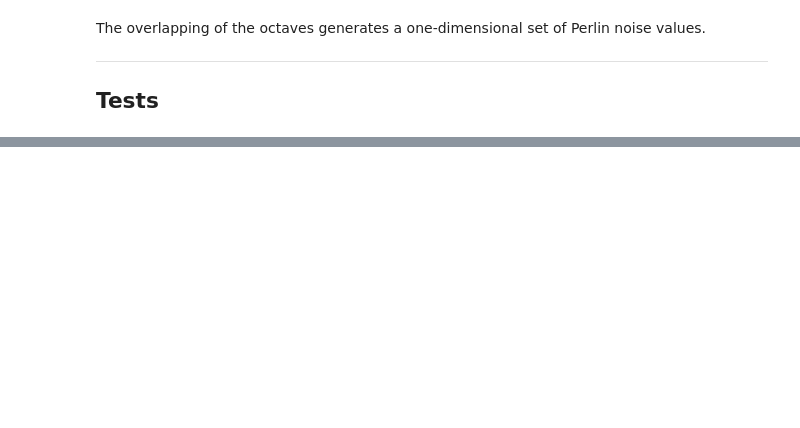
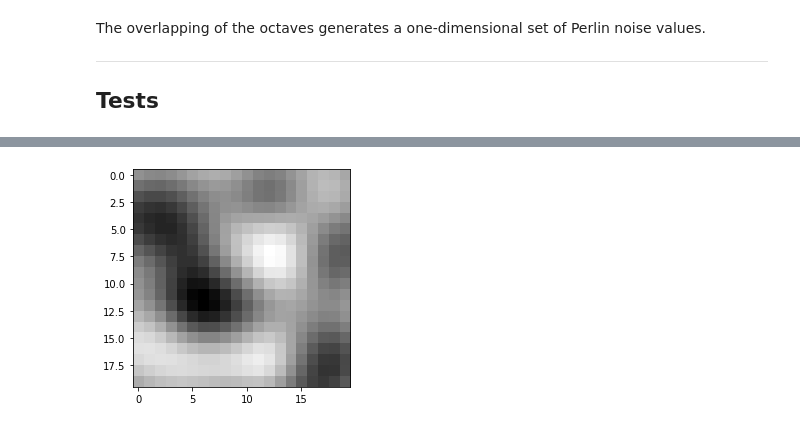
Before and after one commit to tofolo17/ursina-minecraft, a Jupyter notebook: CodingTrain/graphs.ipynb, the cells around one changed output, grey strips where cells are left out. Cells and saved outputs as stored; diff of their text form; code cells hidden in the pictures; blank space fills up the shorter version.

```diff
--- a/CodingTrain/graphs.ipynb
+++ b/CodingTrain/graphs.ipynb
@@ -100,0 +101,9 @@ plt.show()
+# %%
+noise = PerlinNoise(octaves=2, seed=randint(1, 9999))
+x_pix, y_pix = 20, 20
+pic = [[noise([i/x_pix, j/y_pix]) for j in range(x_pix)] for i in range(y_pix)]
+
+plt.imshow(pic, cmap='gray')
+plt.show()
+# %% [output]
+[figure, added]
```
Also changed, not shown: parts of 5 cells of this notebook, 3 other files.
